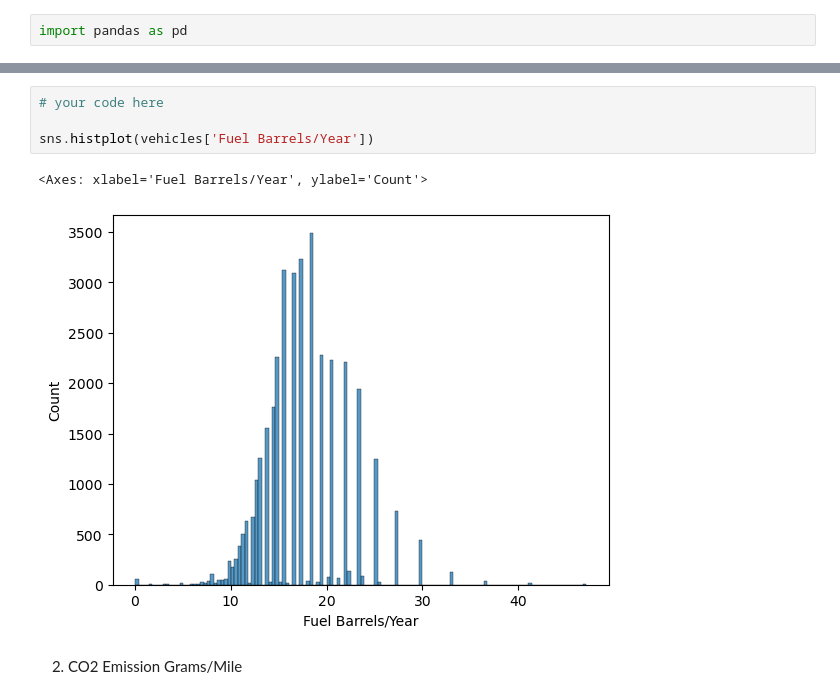
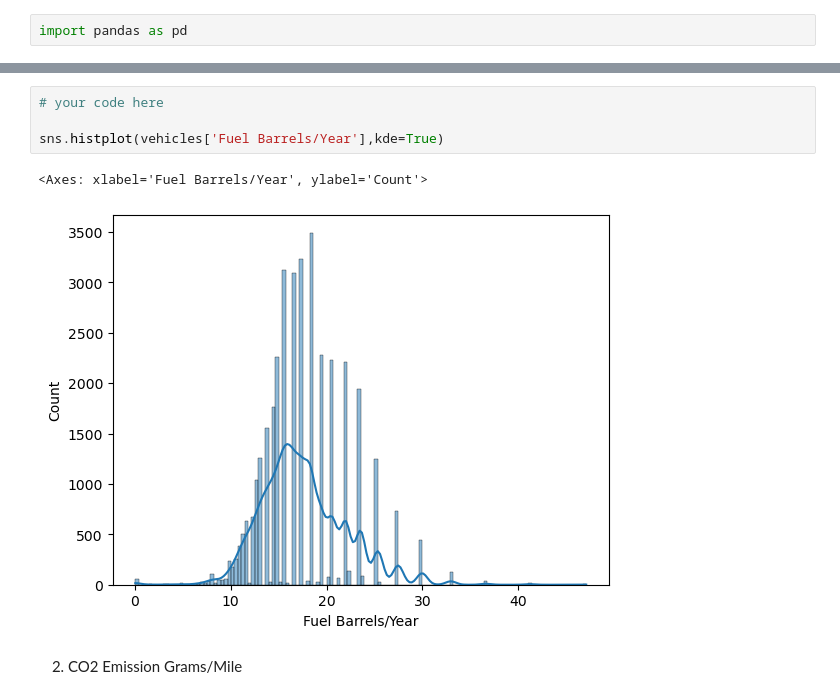
Before and after one commit to Ironhack-Data-Madrid-Octubre-2023/6.1-lab_continuous_probability_distributions, a Jupyter notebook: your-code/main.ipynb, the cells around one changed output, grey strips where cells are left out. Drawn from its saved outputs; the diff is of its cells as text.

```diff
--- a/your-code/main.ipynb
+++ b/your-code/main.ipynb
@@ -139,10 +139,10 @@ vehicles.head()
 # %%
 # your code here
 
-sns.histplot(vehicles['Fuel Barrels/Year'])
+sns.histplot(vehicles['Fuel Barrels/Year'],kde=True)
 # %% [output]
 <Axes: xlabel='Fuel Barrels/Year', ylabel='Count'>
-[figure, old version]
+[figure, new version]
 # %% [markdown]
 2. CO2 Emission Grams/Mile
 # %%
```
Also changed, not shown: parts of 4 cells of this notebook.
